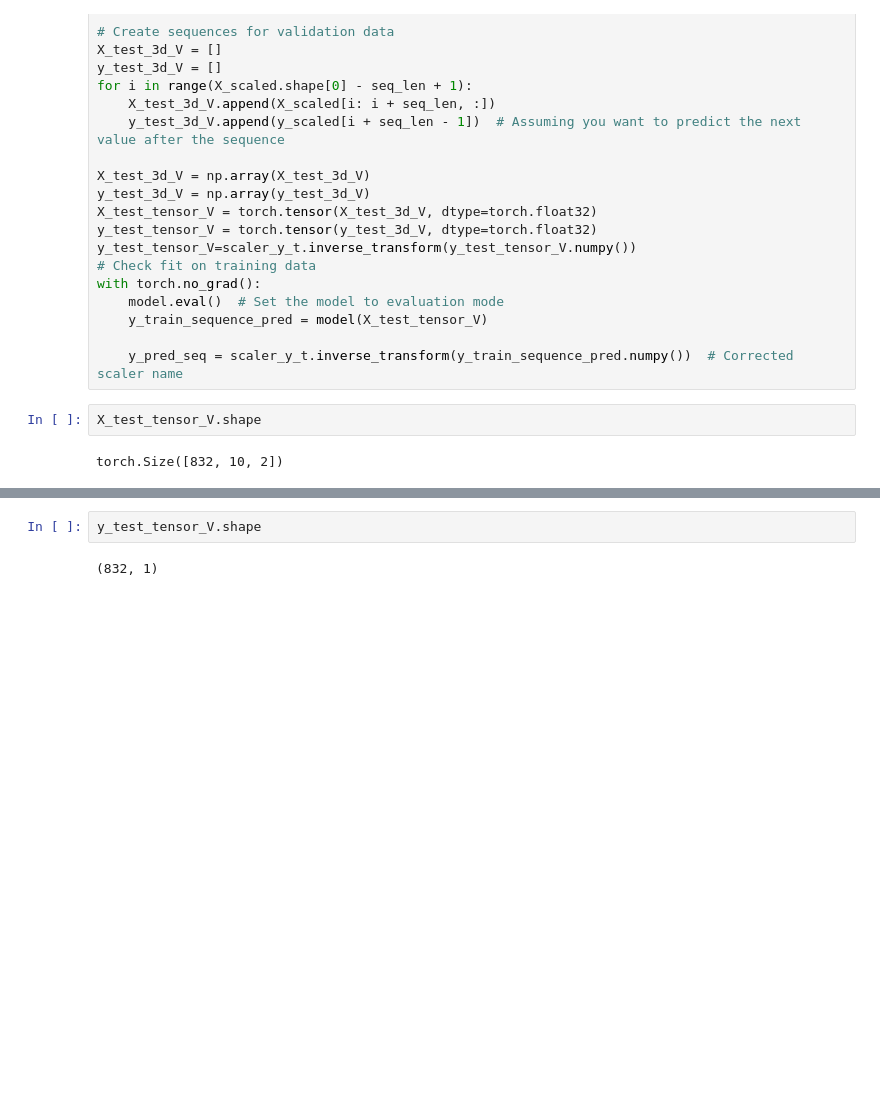
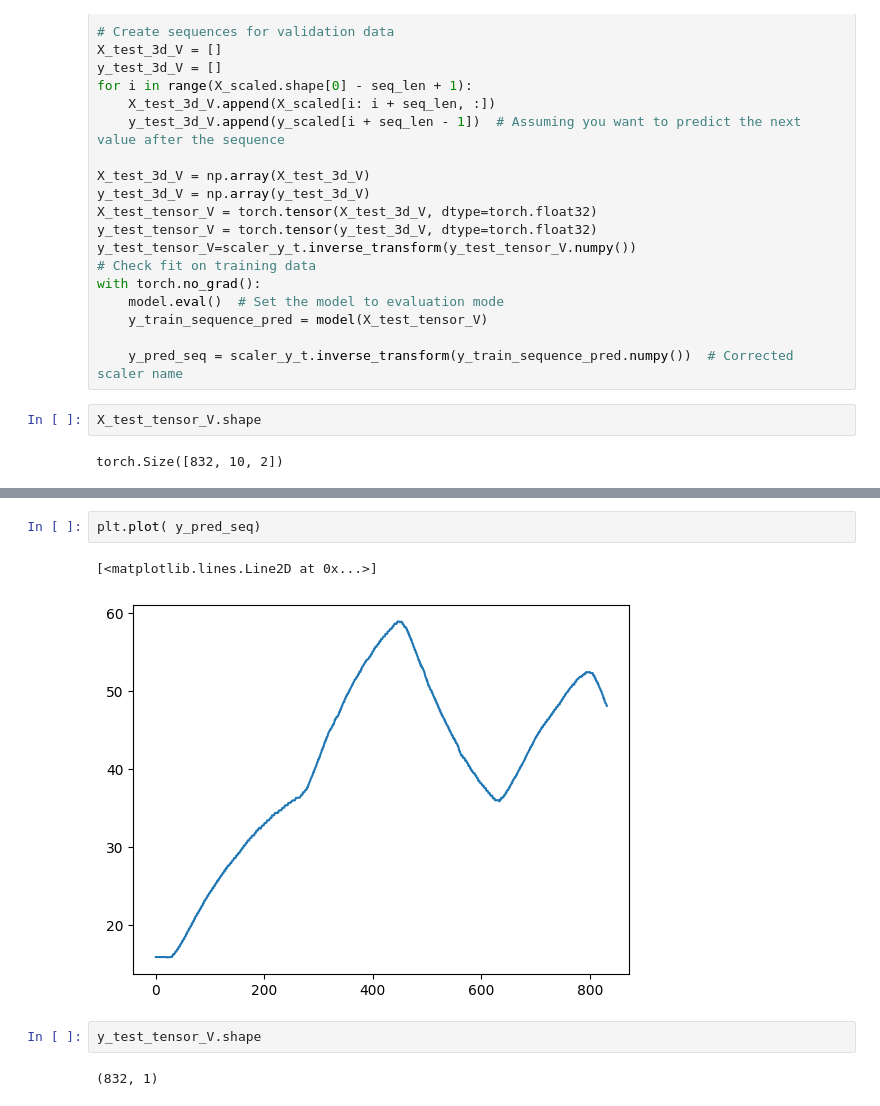
Before and after one commit to kiran-pyt/LSTM-on-Stirred-Tank-Heater, a Jupyter notebook: SISO_HEATER.ipynb, the cells around one changed output, grey strips where cells are left out. Saved outputs shown, nothing was run; the diff lists cells and outputs as text; blank space fills up the shorter version.

```diff
--- a/SISO_HEATER.ipynb
+++ b/SISO_HEATER.ipynb
@@ -280,3 +300,8 @@ torch.Size([832, 10, 2])
+# %%
+plt.plot( y_pred_seq)
+# %% [output]
+[<matplotlib.lines.Line2D at 0x...>]
+[figure, added]
 # %%
 y_test_tensor_V.shape
 # %% [output]
```
Also changed, not shown: parts of 6 cells of this notebook.
